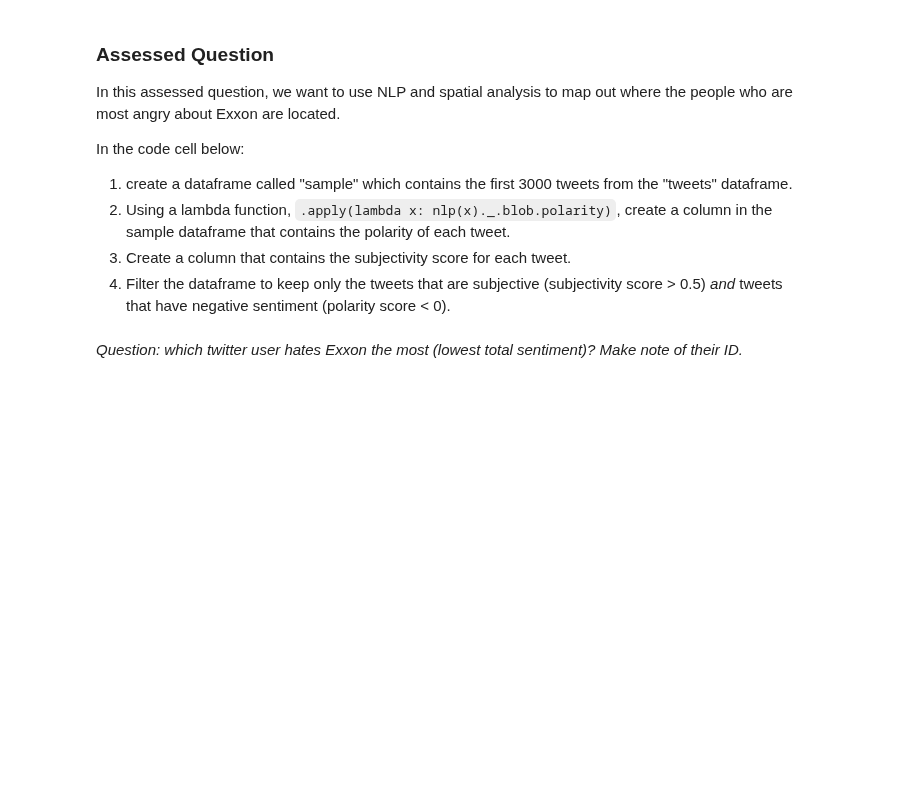
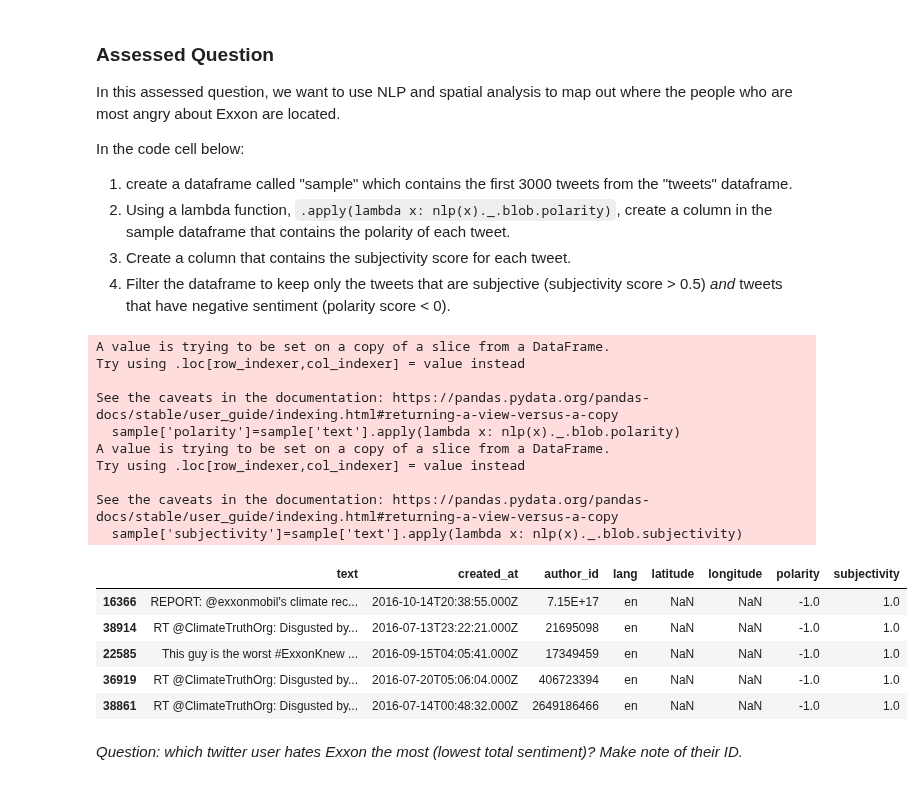
Before and after one commit to laiacoder/QM2, a Jupyter notebook: notebooks/W04. Natural Language Processing.ipynb, the cells around one changed output. Drawn from its saved outputs; the diff is of its cells as text; code cells hidden in the pictures; blank space fills up the shorter version.

```diff
--- a/notebooks/W04. Natural Language Processing.ipynb
+++ b/notebooks/W04. Natural Language Processing.ipynb
@@ -635,5 +664,44 @@ In the code cell below:
 2. Using a lambda function, `.apply(lambda x: nlp(x)._.blob.polarity)`, create a column in the sample dataframe that contains the polarity of each tweet.
 3. Create a column that contains the subjectivity score for each tweet.
 4. Filter the dataframe to keep only the tweets that are subjective (subjectivity score > 0.5) *and* tweets that have negative sentiment (polarity score < 0).
+# %%
+# 1. create a dataframe called "sample" which contains the first 3000 tweets from the "tweets" dataframe.
+
+sample=tweets[:3000]
+
+
+# 2. Using a lambda function, .apply(lambda x: nlp(x)._.blob.polarity), create a column in the sample dataframe that contains the polarity of each tweet.
+
+sample['polarity']=sample['text'].apply(lambda x: nlp(x)._.blob.polarity)
+
+
+# 3. Create a column that contains the subjectivity score for each tweet.
+
+sample['subjectivity']=sample['text'].apply(lambda x: nlp(x)._.blob.subjectivity)
+
+
+# 4. Filter the dataframe to keep only the tweets that are subjective (subjectivity score > 0.5) and tweets that have negative sentiment (polarity score < 0).
+
+sample_filtered = sample[(sample['subjectivity'] > 0.5) & (sample['polarity'] < 0)]
+sample_filtered = sample_filtered.sort_values(by='polarity', ascending=True)
+
+sample_filtered.head()
+# %% [output]
+A value is trying to be set on a copy of a slice from a DataFrame.
+Try using .loc[row_indexer,col_indexer] = value instead
+
+See the caveats in the documentation: https://pandas.pydata.org/pandas-docs/stable/user_guide/indexing.html#returning-a-view-versus-a-copy
+  sample['polarity']=sample['text'].apply(lambda x: nlp(x)._.blob.polarity)
+A value is trying to be set on a copy of a slice from a DataFrame.
+Try using .loc[row_indexer,col_indexer] = value instead
+
+See the caveats in the documentation: https://pandas.pydata.org/pandas-docs/stable/user_guide/indexing.html#returning-a-view-versus-a-copy
+  sample['subjectivity']=sample['text'].apply(lambda x: nlp(x)._.blob.subjectivity)
+|  | text | created_at | author_id | lang | latitude | longitude | polarity | subjectivity |
+| 16366 | REPORT: @exxonmobil's climate rec... | 2016-10-14T20:38:55.000Z | 7.15E+17 | en | NaN | NaN | -1.0 | 1.0 |
+| 38914 | RT @ClimateTruthOrg: Disgusted by... | 2016-07-13T23:22:21.000Z | 21695098 | en | NaN | NaN | -1.0 | 1.0 |
+| 22585 | This guy is the worst #ExxonKnew ... | 2016-09-15T04:05:41.000Z | 17349459 | en | NaN | NaN | -1.0 | 1.0 |
+| 36919 | RT @ClimateTruthOrg: Disgusted by... | 2016-07-20T05:06:04.000Z | 406723394 | en | NaN | NaN | -1.0 | 1.0 |
+| 38861 | RT @ClimateTruthOrg: Disgusted by... | 2016-07-14T00:48:32.000Z | 2649186466 | en | NaN | NaN | -1.0 | 1.0 |
 # %% [markdown]
 *Question: which twitter user hates Exxon the most (lowest total sentiment)? Make note of their ID.*
```
Also changed, not shown: parts of 4 cells of this notebook.
